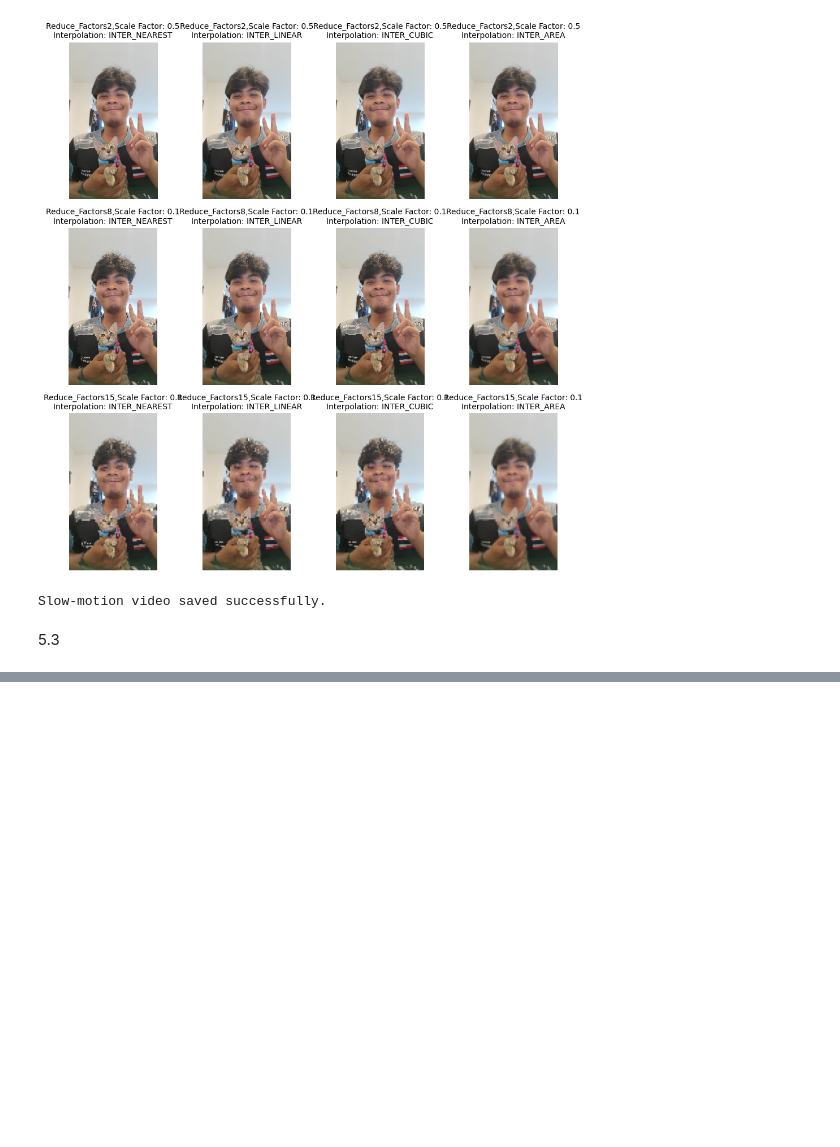
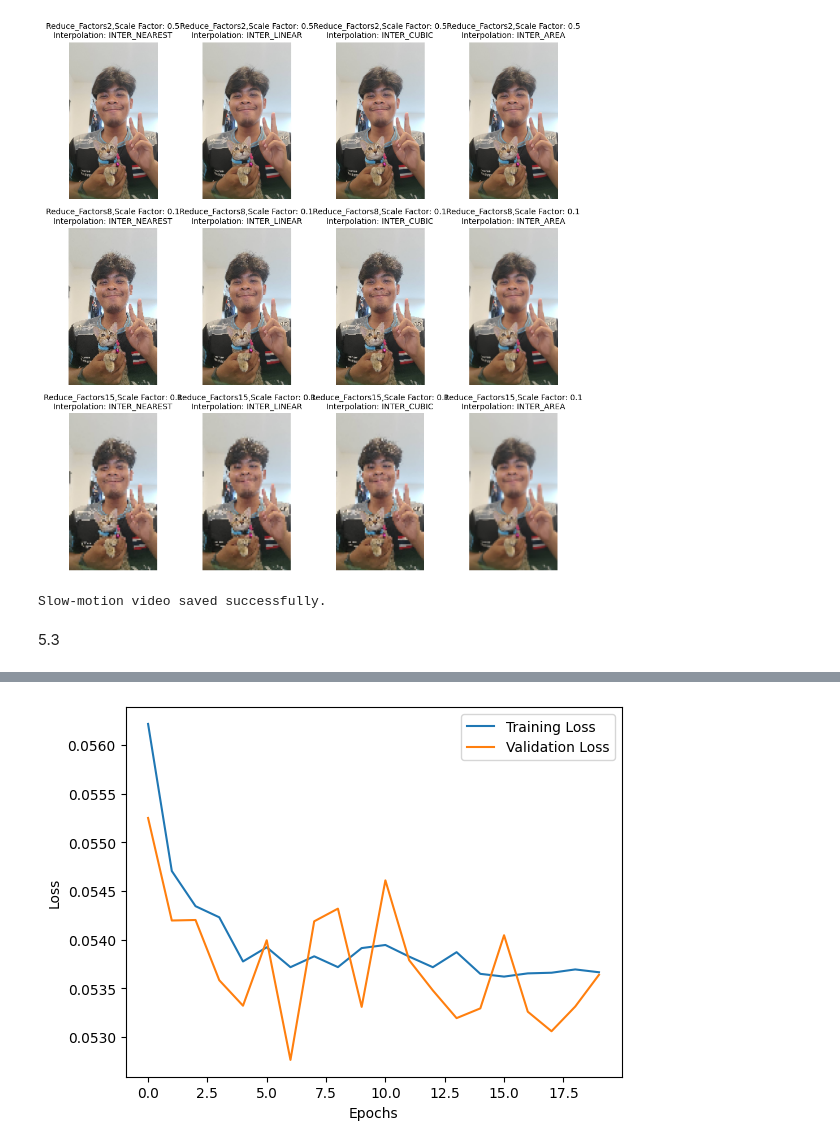
Before and after one commit to Han-Wanburhan/ImageProcessing, a Jupyter notebook: ImageProcessing_KMITL_Lab05_.ipynb, the cells around one changed output, grey strips where cells are left out. Cells and saved outputs as stored; diff of their text form; code cells hidden in the pictures; blank space fills up the shorter version.

```diff
--- a/ImageProcessing_KMITL_Lab05_.ipynb
+++ b/ImageProcessing_KMITL_Lab05_.ipynb
@@ -140,0 +325,29 @@ Slow-motion video saved successfully.
+# %%
+eps = 20
+batch_size = 16
+learning_rate = 0.01
+
+
+# Create the autoencoder model
+autoencoder = create_model(optimizer=Adam, learning_rate=learning_rate)
+
+datagen = ImageDataGenerator(
+    rotation_range=10,
+    width_shift_range=0.1,
+    height_shift_range=0.1,
+    shear_range=0.1,
+    zoom_range=0.1,
+    horizontal_flip=True,
+    fill_mode='constant',
+    preprocessing_function=add_gaussian_noise
+)
+
+callback = EarlyStopping(monitor='loss', patience=10)
+history = autoencoder.fit_generator(
+    datagen.flow(x_train, x_train, batch_size=batch_size),
+    epochs=eps,
+    steps_per_epoch=x_train.shape[0] // batch_size,
+    validation_data=datagen.flow(x_val, x_val, batch_size=batch_size),
+    callbacks=[callback],
+    verbose=1
+)
@@ -140,0 +373,16 @@ Slow-motion video saved successfully.
+# %%
+# Plot Training and Validation Loss
+plt.plot(history.history['loss'], label='Training Loss')
+plt.plot(history.history['val_loss'], label='Validation Loss')
+plt.xlabel('Epochs')
+plt.ylabel('Loss')
+plt.legend()
+plt.show()
+
+# Generate noisy test data
+x_test_noisy = np.array([add_gaussian_noise(img) for img in x_test])
+
+# Make predictions using the trained autoencoder
+predict_test = autoencoder.predict(x_test_noisy)
+# %% [output]
+[figure, added]
```
Also changed, not shown: parts of 12 cells of this notebook, 4 other files.
